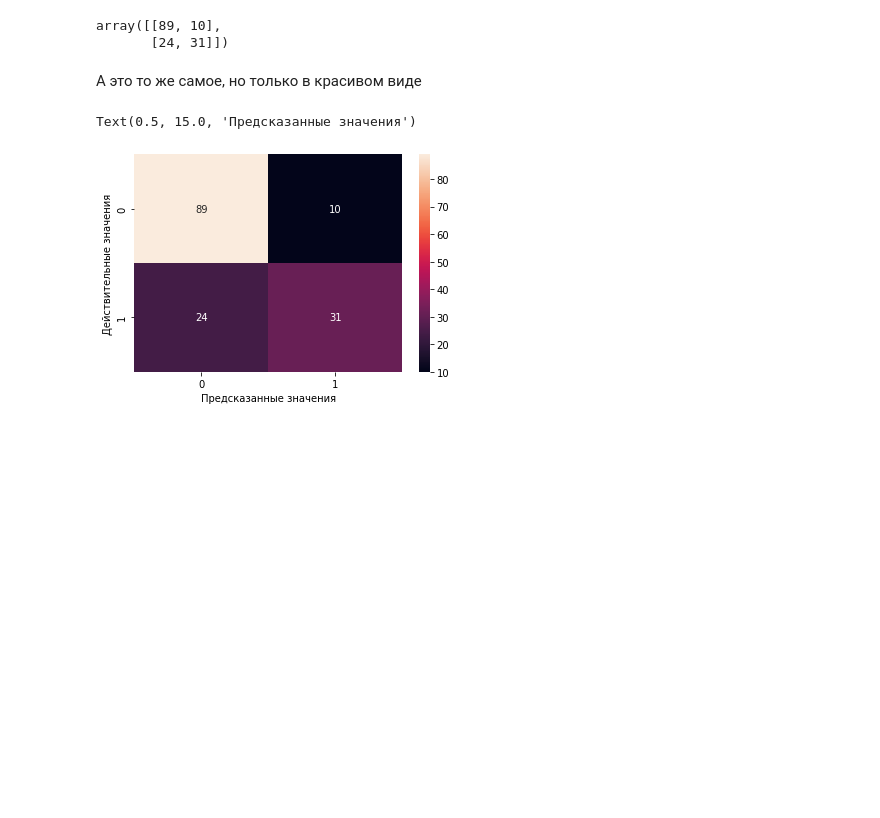
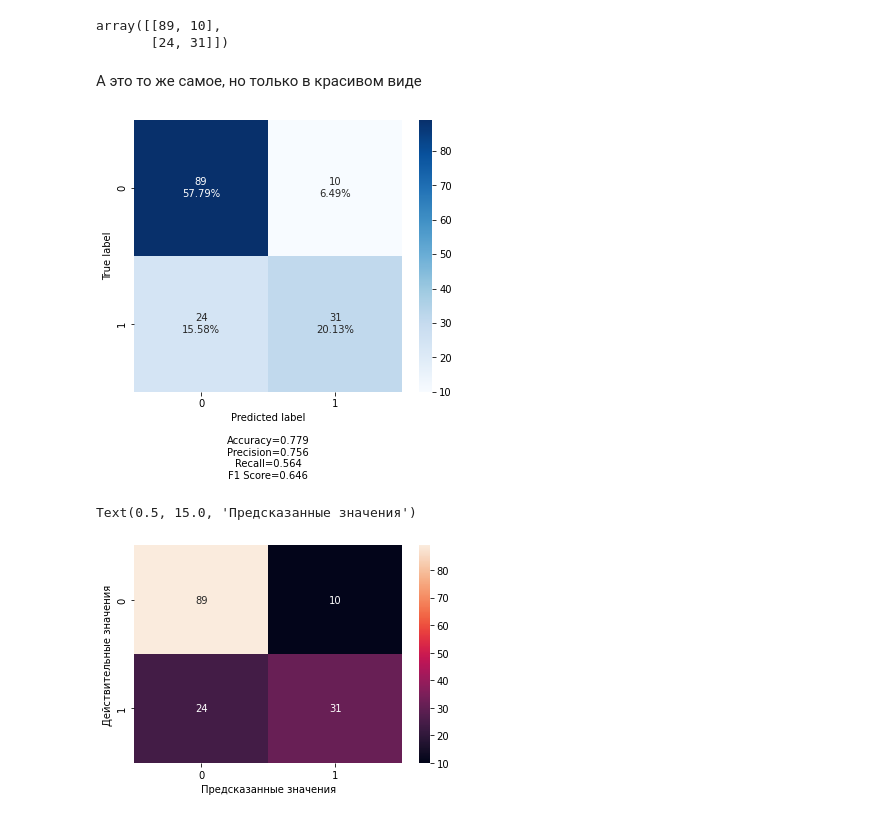
Before and after one commit to GeorgiyDemo/FA, a Jupyter notebook: Course_III/ML/ML2.1 Классификация/ПИ19_3_Деменчук_2.1.ipynb, the cells around one changed output. Cells and saved outputs as stored; diff of their text form; code cells hidden in the pictures; blank space fills up the shorter version.

```diff
--- a/Course_III/ML/ML2.1 Классификация/ПИ19_3_Деменчук_2.1.ipynb
+++ b/Course_III/ML/ML2.1 Классификация/ПИ19_3_Деменчук_2.1.ipynb
@@ -68,6 +69,11 @@ array([[89, 10],
        [24, 31]])
 # %% [markdown]
 А это то же самое, но только в красивом виде
+# %%
+make_confusion_matrix(my_matrix, figsize=(6,5), cbar=True)
+plt.savefig("./matrix.png",bbox_inches='tight')
+# %% [output]
+[figure, added]
 # %%
 %matplotlib inline
 
```
Also changed, not shown: parts of 1 cell of this notebook, 3 other files.
